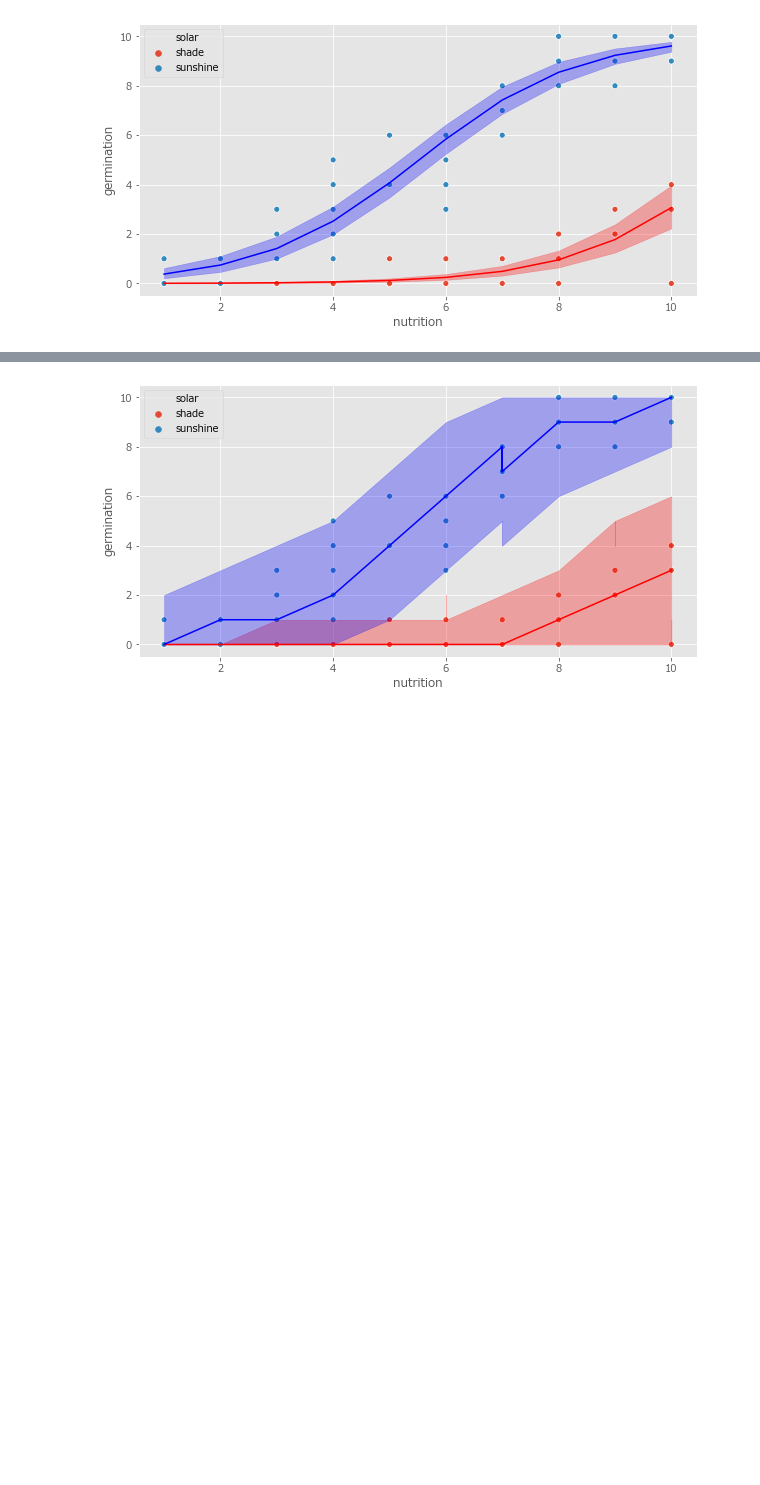
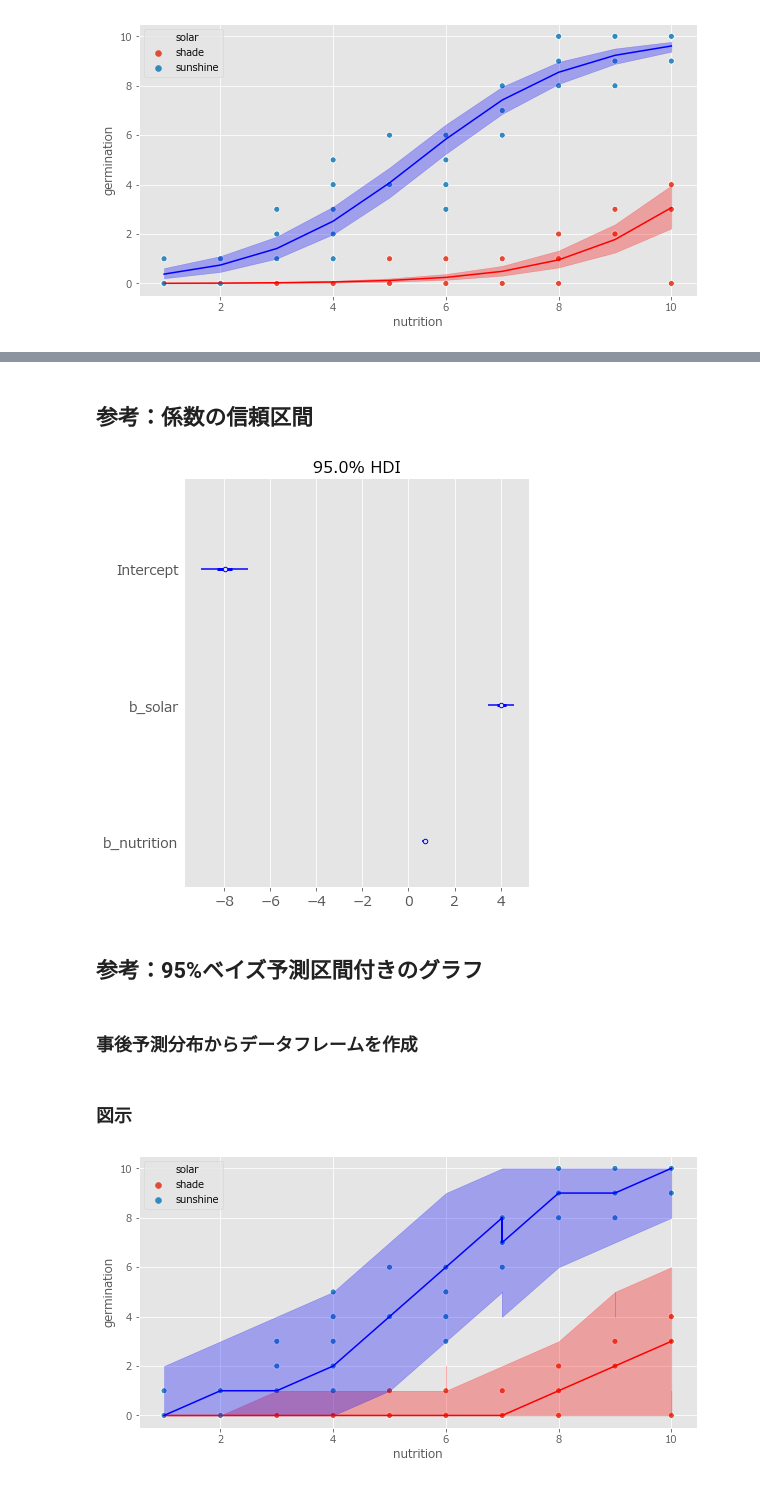
Before and after one commit to Data-Anal-Ojisan/DataAnalOji.hatena.sample, a Jupyter notebook: python_samples/stan/3-9-ロジスティック回帰モデル.ipynb, the cells around one changed output, grey strips where cells are left out. Saved outputs shown, nothing was run; the diff lists cells and outputs as text; code cells hidden in the pictures; blank space fills up the shorter version.

```diff
--- a/python_samples/stan/3-9-ロジスティック回帰モデル.ipynb
+++ b/python_samples/stan/3-9-ロジスティック回帰モデル.ipynb
@@ -283 +296,15 @@ plt.show()
+# %% [markdown]
+## 参考：係数の信頼区間
+# %%
+arviz.plot_forest(glm_binom_stan,
+                  var_names=['Intercept', 'b_solar', 'b_nutrition'],
+                  hdi_prob=0.95,
+                  combined=True,
+                  colors='b');
+# %% [output]
+[figure, added]
+# %% [markdown]
+## 参考：95%ベイズ予測区間付きのグラフ
+# %% [markdown]
+### 事後予測分布からデータフレームを作成
 # %%
@@ -303,3 +331,5 @@ result_prob_shade = result_prob_shade.sort_values('nutrition')
+# %% [markdown]
+### 図示
 # %%
 # グラフ描画領域の作成
 plt.figure(figsize=(10, 5))
```
Also changed, not shown: parts of 8 cells of this notebook.
